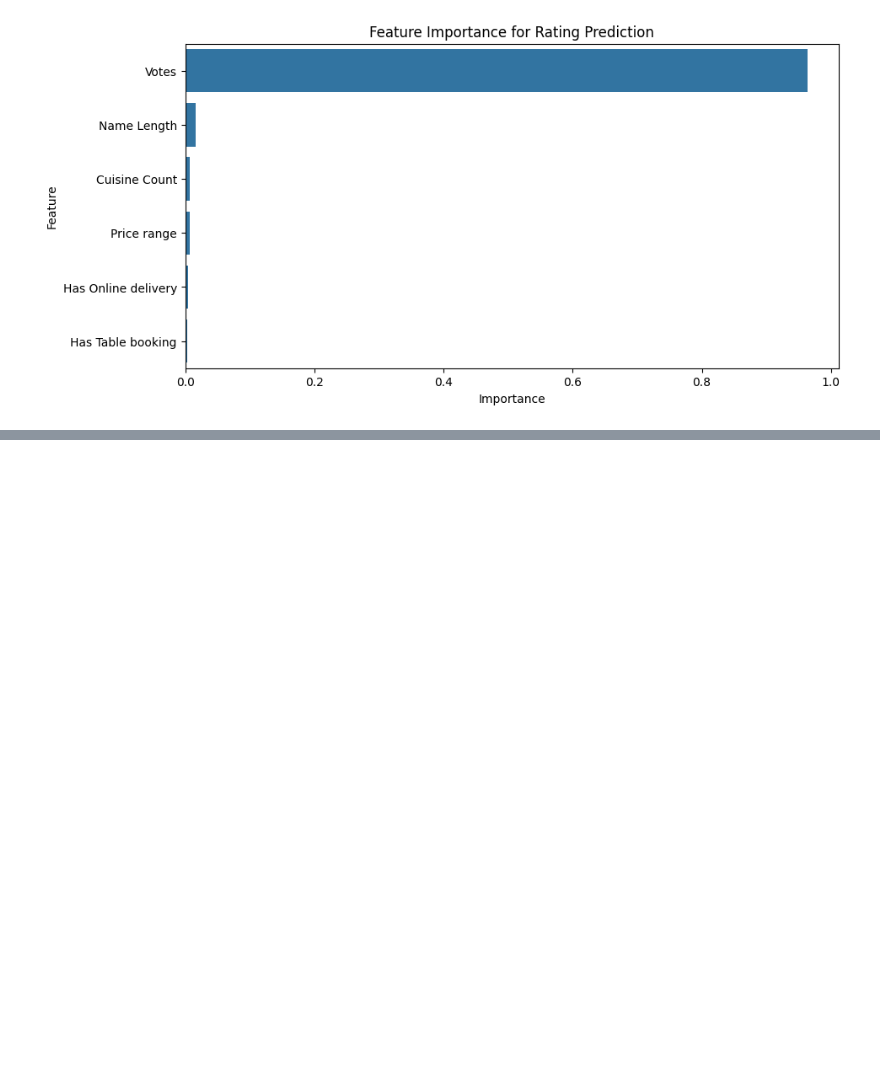
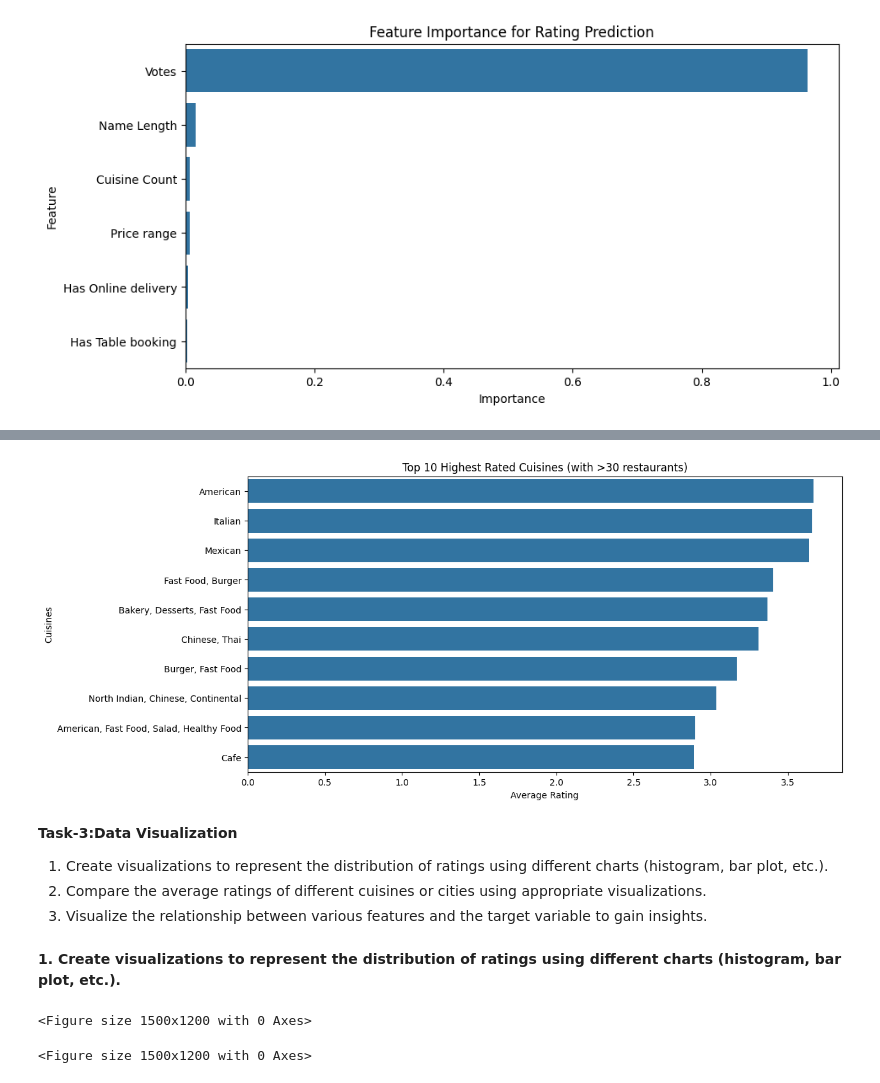
Before and after one commit to swagat2001/restaurant-data-analysis, a Jupyter notebook: resturant.ipynb, the cells around one changed output, grey strips where cells are left out. Cells and saved outputs as stored; diff of their text form; code cells hidden in the pictures; blank space fills up the shorter version.

Commit message:
all task done

```diff
--- a/resturant.ipynb
+++ b/resturant.ipynb
@@ -597,0 +605,7 @@ plt.show()
+# %%
+cuisine_ratings = df.explode('Cuisines').groupby('Cuisines')['Aggregate rating'].agg(['mean', 'count'])
+cuisine_ratings = cuisine_ratings[cuisine_ratings['count'] > 30]  # Filter for significant samples
+top_rated_cuisines = cuisine_ratings.sort_values('mean', ascending=False).head(10)
+
+print("Top Rated Cuisines (with >30 restaurants):")
+print(top_rated_cuisines)
@@ -597,0 +669,22 @@ plt.show()
+# %%
+plt.figure(figsize=(12, 6))
+sns.barplot(x=top_rated_cuisines['mean'], y=top_rated_cuisines.index)
+plt.title('Top 10 Highest Rated Cuisines (with >30 restaurants)')
+plt.xlabel('Average Rating')
+plt.show()
+# %% [output]
+[figure, added]
+# %% [markdown]
+**Task-3:Data Visualization**
+1. Create visualizations to represent the distribution of ratings using different charts (histogram, bar plot, etc.).
+2. Compare the average ratings of different cuisines or cities using appropriate visualizations.
+3. Visualize the relationship between various features and the target variable to gain insights.
+# %% [markdown]
+**1. Create visualizations to represent the distribution of ratings using different charts (histogram, bar plot, etc.).**
+# %%
+# Set style
+sns.set_style("whitegrid")
+plt.figure(figsize=(15, 12))
+# %% [output]
+<Figure size 1500x1200 with 0 Axes>
+<Figure size 1500x1200 with 0 Axes>
```
Also changed, not shown: parts of 17 cells of this notebook, 2 other files.
